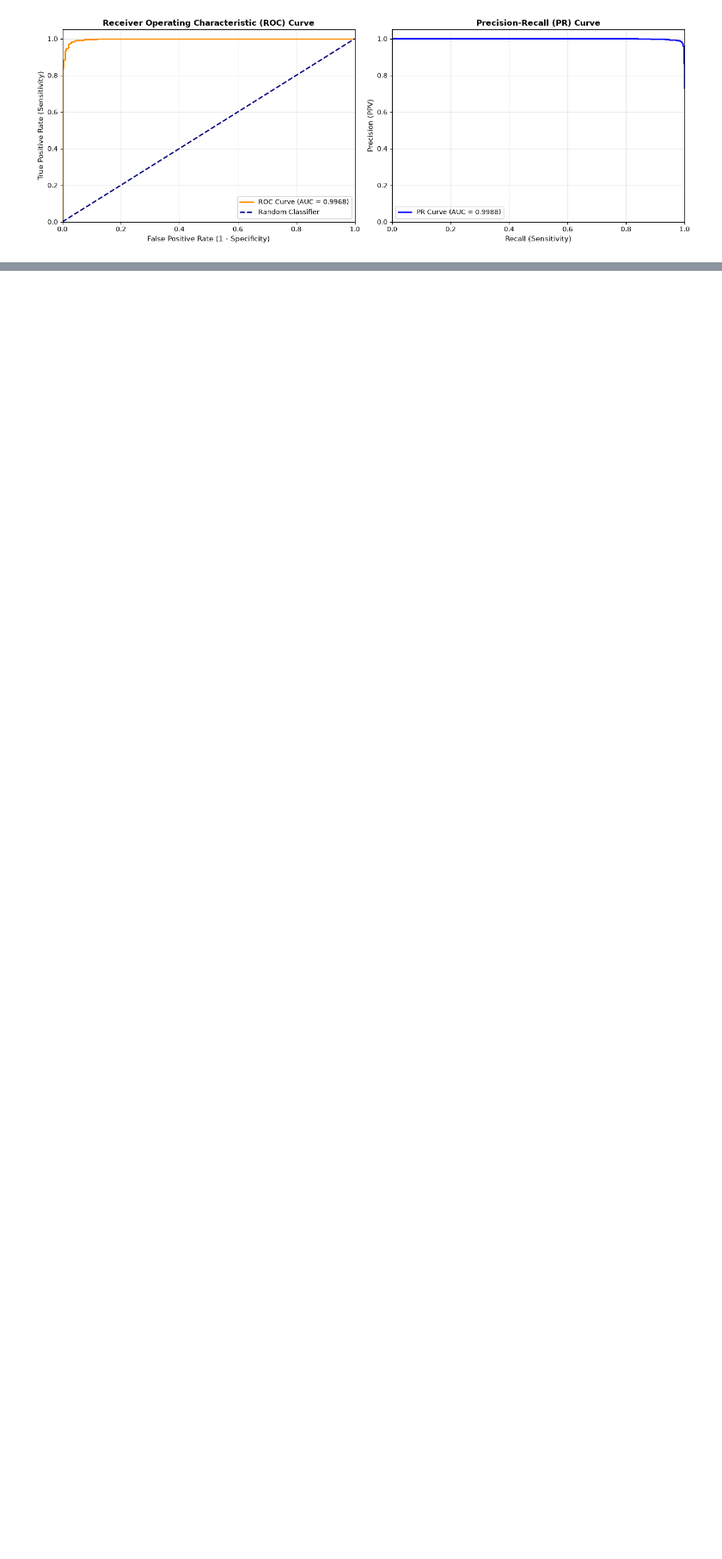
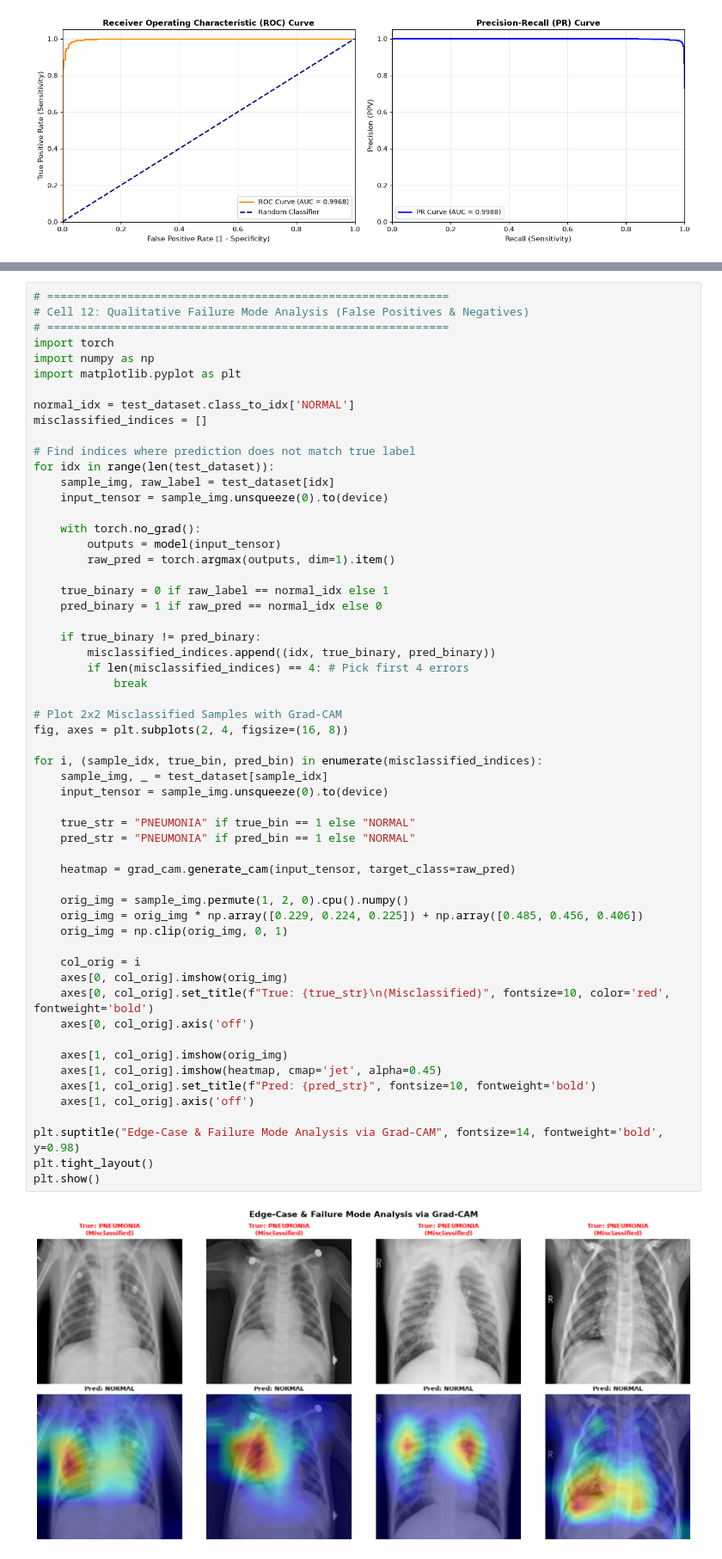
Before and after one commit to jaimulhaque/Pneumonia-MultiModel-XAI, a Jupyter notebook: notebooks/16_Performance_Evaluation_and_Metrics.ipynb, the cells around one changed output, grey strips where cells are left out. Shown at 86% size. Saved outputs shown, nothing was run; the diff lists cells and outputs as text; blank space fills up the shorter version.

```diff
--- a/notebooks/16_Performance_Evaluation_and_Metrics.ipynb
+++ b/notebooks/16_Performance_Evaluation_and_Metrics.ipynb
@@ -625,0 +705,59 @@ plt.show()
+# %%
+# ============================================================
+# Cell 12: Qualitative Failure Mode Analysis (False Positives & Negatives)
+# ============================================================
+import torch
+import numpy as np
+import matplotlib.pyplot as plt
+
+normal_idx = test_dataset.class_to_idx['NORMAL']
+misclassified_indices = []
+
+# Find indices where prediction does not match true label
+for idx in range(len(test_dataset)):
+    sample_img, raw_label = test_dataset[idx]
+    input_tensor = sample_img.unsqueeze(0).to(device)
+
+    with torch.no_grad():
+        outputs = model(input_tensor)
+        raw_pred = torch.argmax(outputs, dim=1).item()
+
+    true_binary = 0 if raw_label == normal_idx else 1
+    pred_binary = 1 if raw_pred == normal_idx else 0
+
+    if true_binary != pred_binary:
+        misclassified_indices.append((idx, true_binary, pred_binary))
+        if len(misclassified_indices) == 4: # Pick first 4 errors
+            break
+
+# Plot 2x2 Misclassified Samples with Grad-CAM
+fig, axes = plt.subplots(2, 4, figsize=(16, 8))
+
+for i, (sample_idx, true_bin, pred_bin) in enumerate(misclassified_indices):
+    sample_img, _ = test_dataset[sample_idx]
+    input_tensor = sample_img.unsqueeze(0).to(device)
+
+    true_str = "PNEUMONIA" if true_bin == 1 else "NORMAL"
+    pred_str = "PNEUMONIA" if pred_bin == 1 else "NORMAL"
+
+    heatmap = grad_cam.generate_cam(input_tensor, target_class=raw_pred)
+
+    orig_img = sample_img.permute(1, 2, 0).cpu().numpy()
+    orig_img = orig_img * np.array([0.229, 0.224, 0.225]) + np.array([0.485, 0.456, 0.406])
+    orig_img = np.clip(orig_img, 0, 1)
+
+    col_orig = i
+    axes[0, col_orig].imshow(orig_img)
+    axes[0, col_orig].set_title(f"True: {true_str}\n(Misclassified)", fontsize=10, color='red', fontweight='bold')
+    axes[0, col_orig].axis('off')
+
+    axes[1, col_orig].imshow(orig_img)
+    axes[1, col_orig].imshow(heatmap, cmap='jet', alpha=0.45)
+    axes[1, col_orig].set_title(f"Pred: {pred_str}", fontsize=10, fontweight='bold')
+    axes[1, col_orig].axis('off')
+
+plt.suptitle("Edge-Case & Failure Mode Analysis via Grad-CAM", fontsize=14, fontweight='bold', y=0.98)
+plt.tight_layout()
+plt.show()
+# %% [output]
+[figure, added]
```
Also changed, not shown: parts of 1 cell of this notebook.
